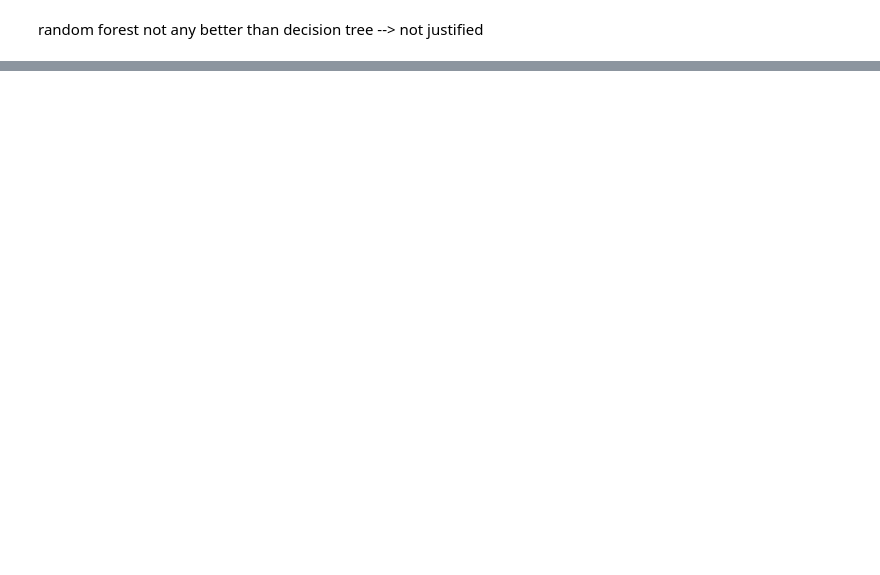
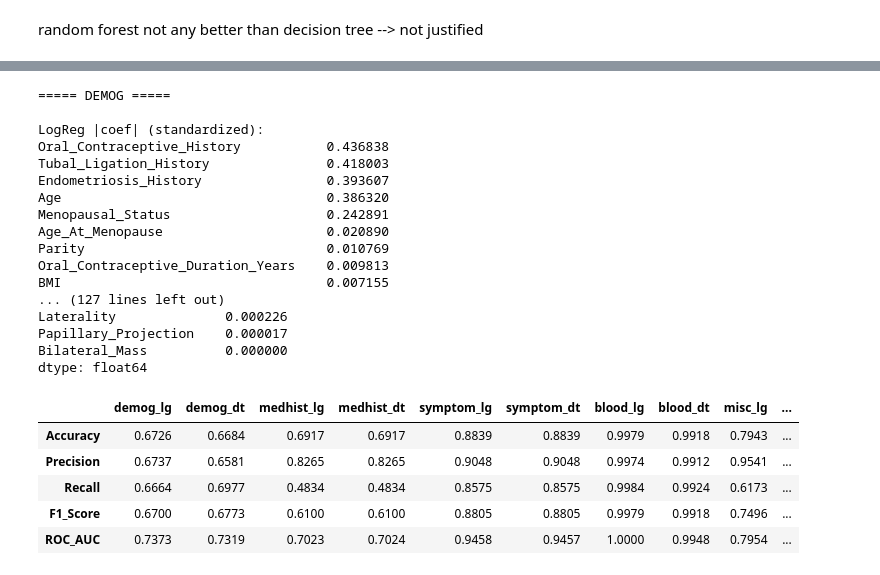
Before and after one commit to zaisid/OvarianCancer50k_ML, a Jupyter notebook: notebooks/ModelReduction.ipynb, the cells around one changed output, grey strips where cells are left out. Cells and saved outputs as stored; diff of their text form; code cells hidden in the pictures; blank space fills up the shorter version.

Commit message:
Grouped feature modelling results

```diff
--- a/notebooks/ModelReduction.ipynb
+++ b/notebooks/ModelReduction.ipynb
@@ -209,5 +211,5 @@ ROC AUC  : 0.7319
 # %%
-pipeline = make_pipeline(SimpleImputer(strategy='mean'), RandomForestClassifier(n_estimators=10,max_depth=10,random_state=1118))
+pipeline = make_pipeline(SimpleImputer(strategy='mean'), RandomForestClassifier(n_estimators=25,max_depth=10,random_state=1118))
 
 pipeline.fit(x_train, y_train)
 
@@ -219,6 +221,6 @@ print("Precision:",round(precision_score(y_test,y_pred),4))
 print("Recall   :",round(recall_score(y_test,y_pred),4))
 print("F1 Score :",round(f1_score(y_test,y_pred),4))
 print("ROC AUC  :",round(roc_auc_score(np.array(y_test).reshape(-1),
-              pipeline.predict_proba(x_test)[:, 1]),4)
+                                       pipeline.predict_proba(x_test)[:, 1]),4)
      )
 # %% [output]
@@ -231,0 +236,76 @@ random forest not any better than decision tree --> not justified
+# %%
+# Feature sets to loop through
+feature_sets = {"demog": demographic_cols,
+                "medhist": medicalhist_cols,
+                "symptom": symptom_cols,
+                "blood": blood_cols,
+                "misc": misc_cols,
+                "biomarker": biomarker_cols,
+                "imaging": imaging_cols}
+
+metrics_df = pd.DataFrame(index=["Accuracy","Precision","Recall","F1_Score","ROC_AUC"])
+lg_importances = {}
+dt_importances = {}
+
+for name, cols in feature_sets.items():
+    x = df[cols]
+    y = df[target]
+
+    x_train,x_test,y_train,y_test = train_test_split(x,y,train_size=0.8,random_state=1118)
+
+    models = {
+        "lg": make_pipeline(SimpleImputer(strategy='mean'), StandardScaler(), LogisticRegression(max_iter=1000)),
+        "dt": make_pipeline(SimpleImputer(strategy='mean'), DecisionTreeClassifier(max_depth=7,random_state=1118))
+    }
+
+    for abbr, pipeline in models.items():
+        pipeline.fit(x_train, y_train)
+        y_pred = pipeline.predict(x_test)
+
+        metrics_df[f"{name}_{abbr}"] = [
+            round(accuracy_score(y_test,y_pred),4),
+            round(precision_score(y_test,y_pred),4),
+            round(recall_score(y_test,y_pred),4),
+            round(f1_score(y_test,y_pred),4),
+            round(roc_auc_score(np.array(y_test).reshape(-1),
+                                pipeline.predict_proba(x_test)[:, 1]),4)
+        ]
+
+    # feature importances
+    model = models["lg"].named_steps['logisticregression']
+    lg_importances[name] = pd.Series(model.coef_[0], index=x_train.columns).abs().sort_values(ascending=False)
+
+    model = models["dt"].named_steps['decisiontreeclassifier']
+    dt_importances[name] = pd.Series(model.feature_importances_, index=x_train.columns).sort_values(ascending=False)
+
+    print(f"===== {name.upper()} =====")
+    print("\nLogReg |coef| (standardized):")
+    print(lg_importances[name])
+    print("\nDecision Tree importances:")
+    print(dt_importances[name],"\n\n")
+
+metrics_df
+# %% [output]
+===== DEMOG =====
+
+LogReg |coef| (standardized):
+Oral_Contraceptive_History           0.436838
+Tubal_Ligation_History               0.418003
+Endometriosis_History                0.393607
+Age                                  0.386320
+Menopausal_Status                    0.242891
+Age_At_Menopause                     0.020890
+Parity                               0.010769
+Oral_Contraceptive_Duration_Years    0.009813
+BMI                                  0.007155
+... (127 lines left out)
+Laterality              0.000226
+Papillary_Projection    0.000017
+Bilateral_Mass          0.000000
+dtype: float64
+|  | demog_lg | demog_dt | medhist_lg | medhist_dt | symptom_lg | symptom_dt | blood_lg | blood_dt | misc_lg | ... |
+| Accuracy | 0.6726 | 0.6684 | 0.6917 | 0.6917 | 0.8839 | 0.8839 | 0.9979 | 0.9918 | 0.7943 | ... |
+| Precision | 0.6737 | 0.6581 | 0.8265 | 0.8265 | 0.9048 | 0.9048 | 0.9974 | 0.9912 | 0.9541 | ... |
+| Recall | 0.6664 | 0.6977 | 0.4834 | 0.4834 | 0.8575 | 0.8575 | 0.9984 | 0.9924 | 0.6173 | ... |
+| F1_Score | 0.6700 | 0.6773 | 0.6100 | 0.6100 | 0.8805 | 0.8805 | 0.9979 | 0.9918 | 0.7496 | ... |
+| ROC_AUC | 0.7373 | 0.7319 | 0.7023 | 0.7024 | 0.9458 | 0.9457 | 1.0000 | 0.9948 | 0.7954 | ... |
```
Also changed, not shown: parts of 10 cells of this notebook, 1 other file.
